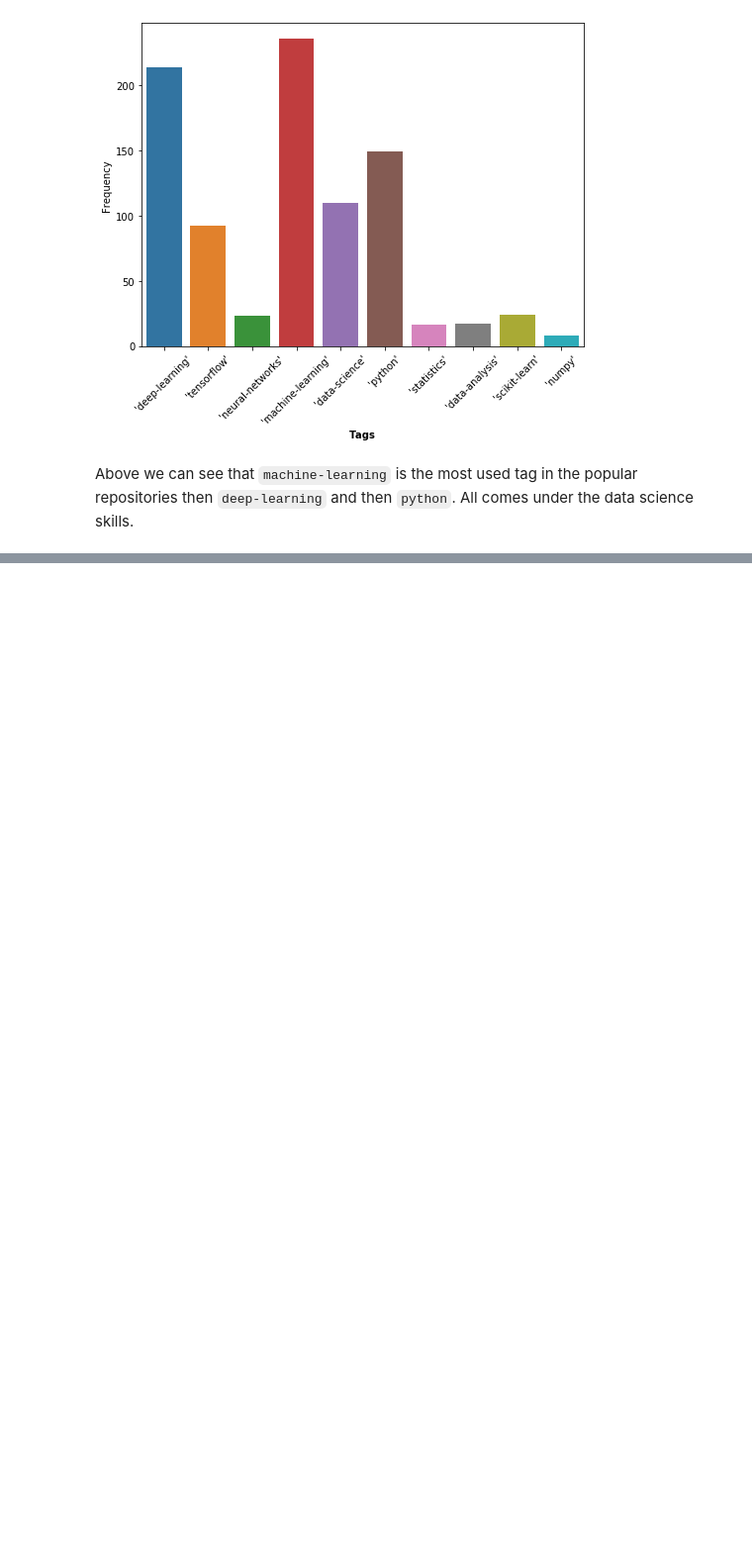
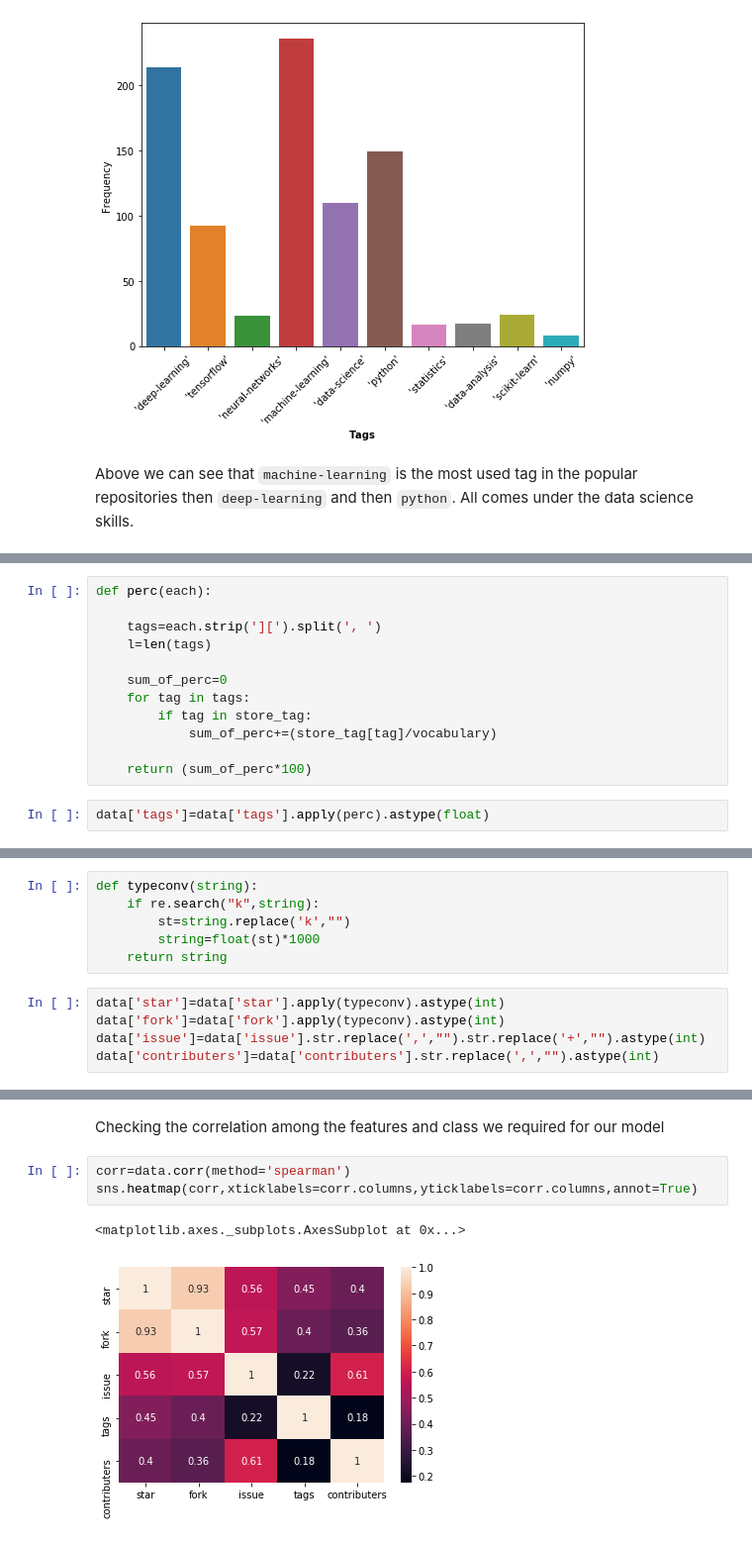
Before and after one commit to pcsingh/Predicting-Repo-popularity, a Jupyter notebook: analysis.ipynb, the cells around one changed output, grey strips where cells are left out. Shown at 99% size. Saved outputs shown, nothing was run; the diff lists cells and outputs as text; blank space fills up the shorter version.

```diff
--- a/analysis.ipynb
+++ b/analysis.ipynb
@@ -223,0 +234,14 @@ Above we can see that `machine-learning` is the most used tag in the popular rep
+# %%
+def perc(each):
+
+    tags=each.strip('][').split(', ')
+    l=len(tags)
+
+    sum_of_perc=0
+    for tag in tags:
+        if tag in store_tag:
+            sum_of_perc+=(store_tag[tag]/vocabulary)
+
+    return (sum_of_perc*100)
+# %%
+data['tags']=data['tags'].apply(perc).astype(float)
@@ -223,0 +250,11 @@ Above we can see that `machine-learning` is the most used tag in the popular rep
+# %%
+def typeconv(string):
+    if re.search("k",string):
+        st=string.replace('k',"")
+        string=float(st)*1000
+    return string
+# %%
+data['star']=data['star'].apply(typeconv).astype(int)
+data['fork']=data['fork'].apply(typeconv).astype(int)
+data['issue']=data['issue'].str.replace(',',"").str.replace('+',"").astype(int)
+data['contributers']=data['contributers'].str.replace(',',"").astype(int)
@@ -223,0 +270,8 @@ Above we can see that `machine-learning` is the most used tag in the popular rep
+# %% [markdown]
+Checking the correlation among the features and class we required for our model
+# %%
+corr=data.corr(method='spearman')
+sns.heatmap(corr,xticklabels=corr.columns,yticklabels=corr.columns,annot=True)
+# %% [output]
+<matplotlib.axes._subplots.AxesSubplot at 0x...>
+[figure, added]
```
Also changed, not shown: parts of 8 cells of this notebook, 1 other file.
